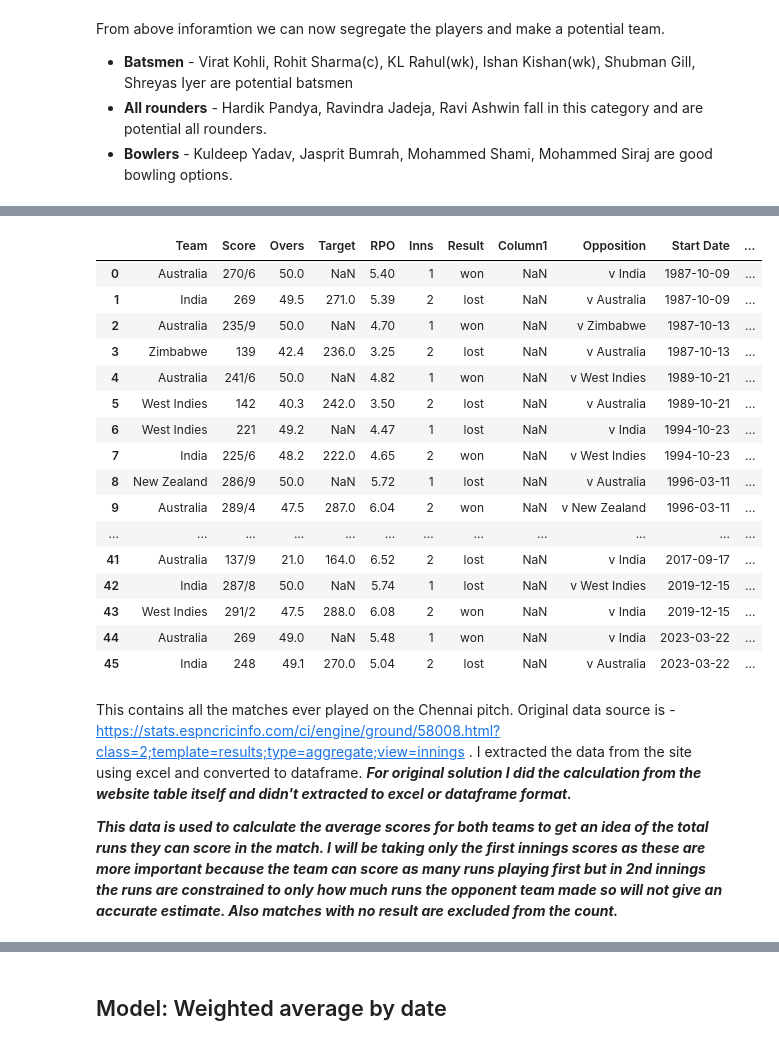
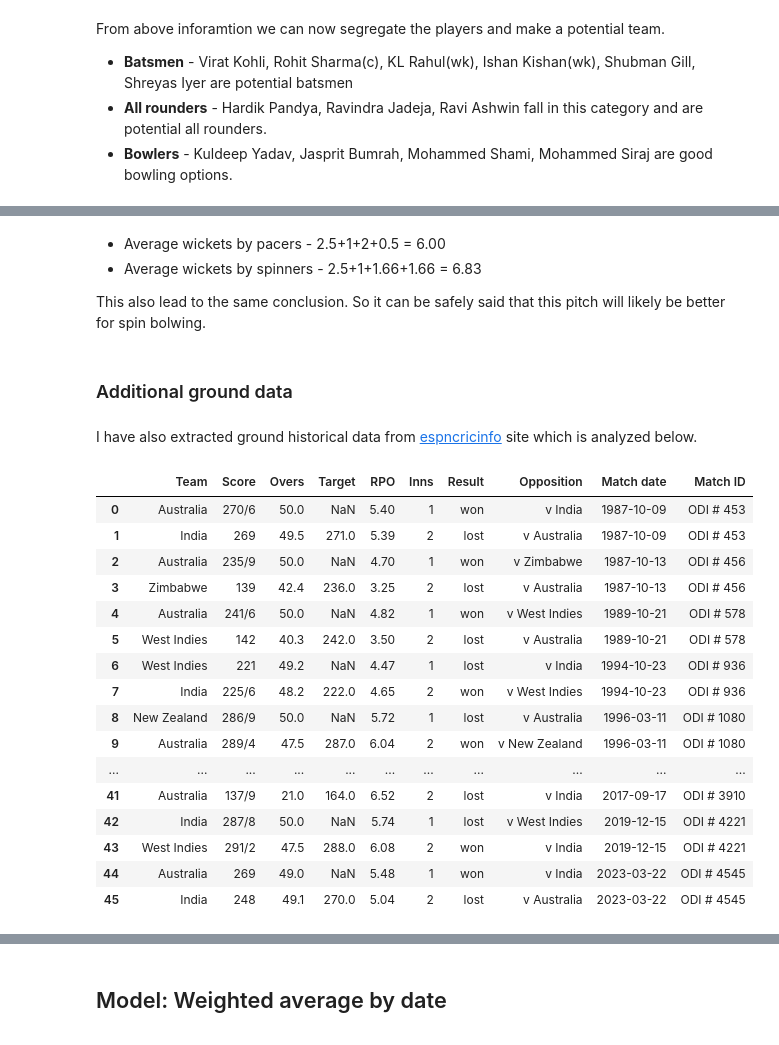
Before and after one commit to nikhil-1e9/AV-Hackathon, a Jupyter notebook: Inference_notebook.ipynb, the cells around one changed output, grey strips where cells are left out. Saved outputs shown, nothing was run; the diff lists cells and outputs as text; code cells hidden in the pictures.

```diff
--- a/Inference_notebook.ipynb
+++ b/Inference_notebook.ipynb
@@ -509,25 +504,30 @@ I have also extracted ground historical data from [espncricinfo](https://www.esp
+# %% [markdown]
+- Average wickets by pacers - 2.5+1+2+0.5 = 6.00
+- Average wickets by spinners - 2.5+1+1.66+1.66 = 6.83
+
+This also lead to the same conclusion. So it can be safely said that this pitch will likely be better for spin bolwing.
+# %% [markdown]
+### Additional ground data
+# %% [markdown]
+I have also extracted ground historical data from [espncricinfo](https://www.espncricinfo.com/) site which is analyzed below.
 # %%
-ground_df = pd.read_excel("C:/Users/relat/Downloads/Ground_stats.xlsx")
+ground_df = pd.read_csv("C:/Users/relat/Downloads/Ground_Stats.csv")
 ground_df
 # %% [output]
-|  | Team | Score | Overs | Target | RPO | Inns | Result | Column1 | Opposition | Start Date | ... |
-| 0 | Australia | 270/6 | 50.0 | NaN | 5.40 | 1 | won | NaN | v India | 1987-10-09 | ... |
-| 1 | India | 269 | 49.5 | 271.0 | 5.39 | 2 | lost | NaN | v Australia | 1987-10-09 | ... |
-| 2 | Australia | 235/9 | 50.0 | NaN | 4.70 | 1 | won | NaN | v Zimbabwe | 1987-10-13 | ... |
-| 3 | Zimbabwe | 139 | 42.4 | 236.0 | 3.25 | 2 | lost | NaN | v Australia | 1987-10-13 | ... |
-| 4 | Australia | 241/6 | 50.0 | NaN | 4.82 | 1 | won | NaN | v West Indies | 1989-10-21 | ... |
-| 5 | West Indies | 142 | 40.3 | 242.0 | 3.50 | 2 | lost | NaN | v Australia | 1989-10-21 | ... |
-| 6 | West Indies | 221 | 49.2 | NaN | 4.47 | 1 | lost | NaN | v India | 1994-10-23 | ... |
-| 7 | India | 225/6 | 48.2 | 222.0 | 4.65 | 2 | won | NaN | v West Indies | 1994-10-23 | ... |
-| 8 | New Zealand | 286/9 | 50.0 | NaN | 5.72 | 1 | lost | NaN | v Australia | 1996-03-11 | ... |
-| 9 | Australia | 289/4 | 47.5 | 287.0 | 6.04 | 2 | won | NaN | v New Zealand | 1996-03-11 | ... |
-| ... | ... | ... | ... | ... | ... | ... | ... | ... | ... | ... | ... |
-| 41 | Australia | 137/9 | 21.0 | 164.0 | 6.52 | 2 | lost | NaN | v India | 2017-09-17 | ... |
-| 42 | India | 287/8 | 50.0 | NaN | 5.74 | 1 | lost | NaN | v West Indies | 2019-12-15 | ... |
-| 43 | West Indies | 291/2 | 47.5 | 288.0 | 6.08 | 2 | won | NaN | v India | 2019-12-15 | ... |
-| 44 | Australia | 269 | 49.0 | NaN | 5.48 | 1 | won | NaN | v India | 2023-03-22 | ... |
-| 45 | India | 248 | 49.1 | 270.0 | 5.04 | 2 | lost | NaN | v Australia | 2023-03-22 | ... |
+|  | Team | Score | Overs | Target | RPO | Inns | Result | Opposition | Match date | Match ID |
+| 0 | Australia | 270/6 | 50.0 | NaN | 5.40 | 1 | won | v India | 1987-10-09 | ODI # 453 |
+| 1 | India | 269 | 49.5 | 271.0 | 5.39 | 2 | lost | v Australia | 1987-10-09 | ODI # 453 |
+| 2 | Australia | 235/9 | 50.0 | NaN | 4.70 | 1 | won | v Zimbabwe | 1987-10-13 | ODI # 456 |
+| 3 | Zimbabwe | 139 | 42.4 | 236.0 | 3.25 | 2 | lost | v Australia | 1987-10-13 | ODI # 456 |
+| 4 | Australia | 241/6 | 50.0 | NaN | 4.82 | 1 | won | v West Indies | 1989-10-21 | ODI # 578 |
+| 5 | West Indies | 142 | 40.3 | 242.0 | 3.50 | 2 | lost | v Australia | 1989-10-21 | ODI # 578 |
+| 6 | West Indies | 221 | 49.2 | NaN | 4.47 | 1 | lost | v India | 1994-10-23 | ODI # 936 |
+| 7 | India | 225/6 | 48.2 | 222.0 | 4.65 | 2 | won | v West Indies | 1994-10-23 | ODI # 936 |
+| 8 | New Zealand | 286/9 | 50.0 | NaN | 5.72 | 1 | lost | v Australia | 1996-03-11 | ODI # 1080 |
+| 9 | Australia | 289/4 | 47.5 | 287.0 | 6.04 | 2 | won | v New Zealand | 1996-03-11 | ODI # 1080 |
+| ... | ... | ... | ... | ... | ... | ... | ... | ... | ... | ... |
+| 41 | Australia | 137/9 | 21.0 | 164.0 | 6.52 | 2 | lost | v India | 2017-09-17 | ODI # 3910 |
+| 42 | India | 287/8 | 50.0 | NaN | 5.74 | 1 | lost | v West Indies | 2019-12-15 | ODI # 4221 |
+| 43 | West Indies | 291/2 | 47.5 | 288.0 | 6.08 | 2 | won | v India | 2019-12-15 | ODI # 4221 |
+| 44 | Australia | 269 | 49.0 | NaN | 5.48 | 1 | won | v India | 2023-03-22 | ODI # 4545 |
+| 45 | India | 248 | 49.1 | 270.0 | 5.04 | 2 | lost | v Australia | 2023-03-22 | ODI # 4545 |
-# %% [markdown]
-This contains all the matches ever played on the Chennai pitch. Original data source is - https://stats.espncricinfo.com/ci/engine/ground/58008.html?class=2;template=results;type=aggregate;view=innings . I extracted the data from the site using excel and converted to dataframe. ***For original solution I did the calculation from the website table itself and didn't extracted to excel or dataframe format.***
-
-***This data is used to calculate the average scores for both teams to get an idea of the total runs they can score in the match. I will be taking only the first innings scores as these are more important because the team can score as many runs playing first but in 2nd innings the runs are constrained to only how much runs the opponent team made so will not give an accurate estimate. Also matches with no result are excluded from the count.***
```
Also changed, not shown: parts of 61 cells of this notebook.
